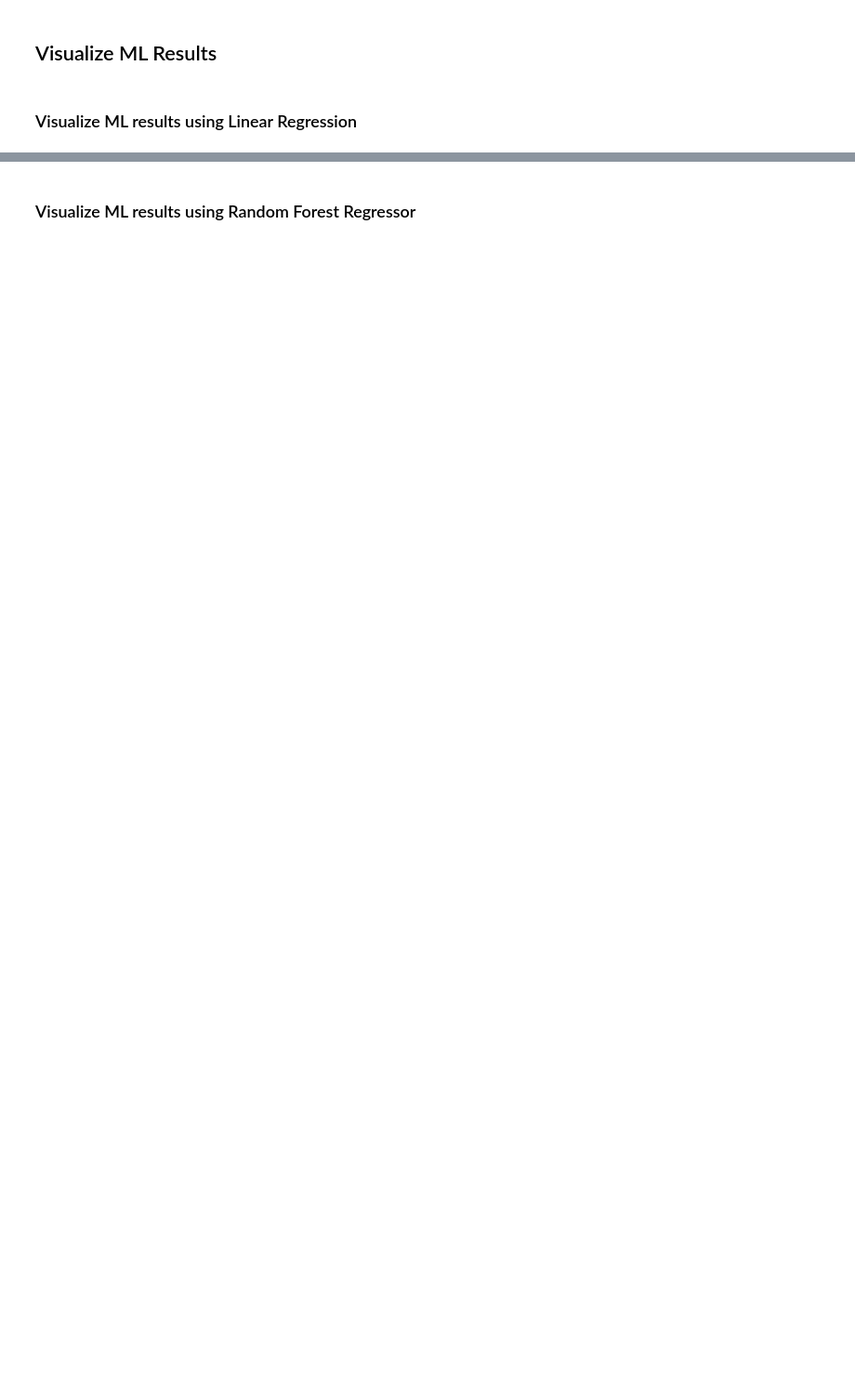
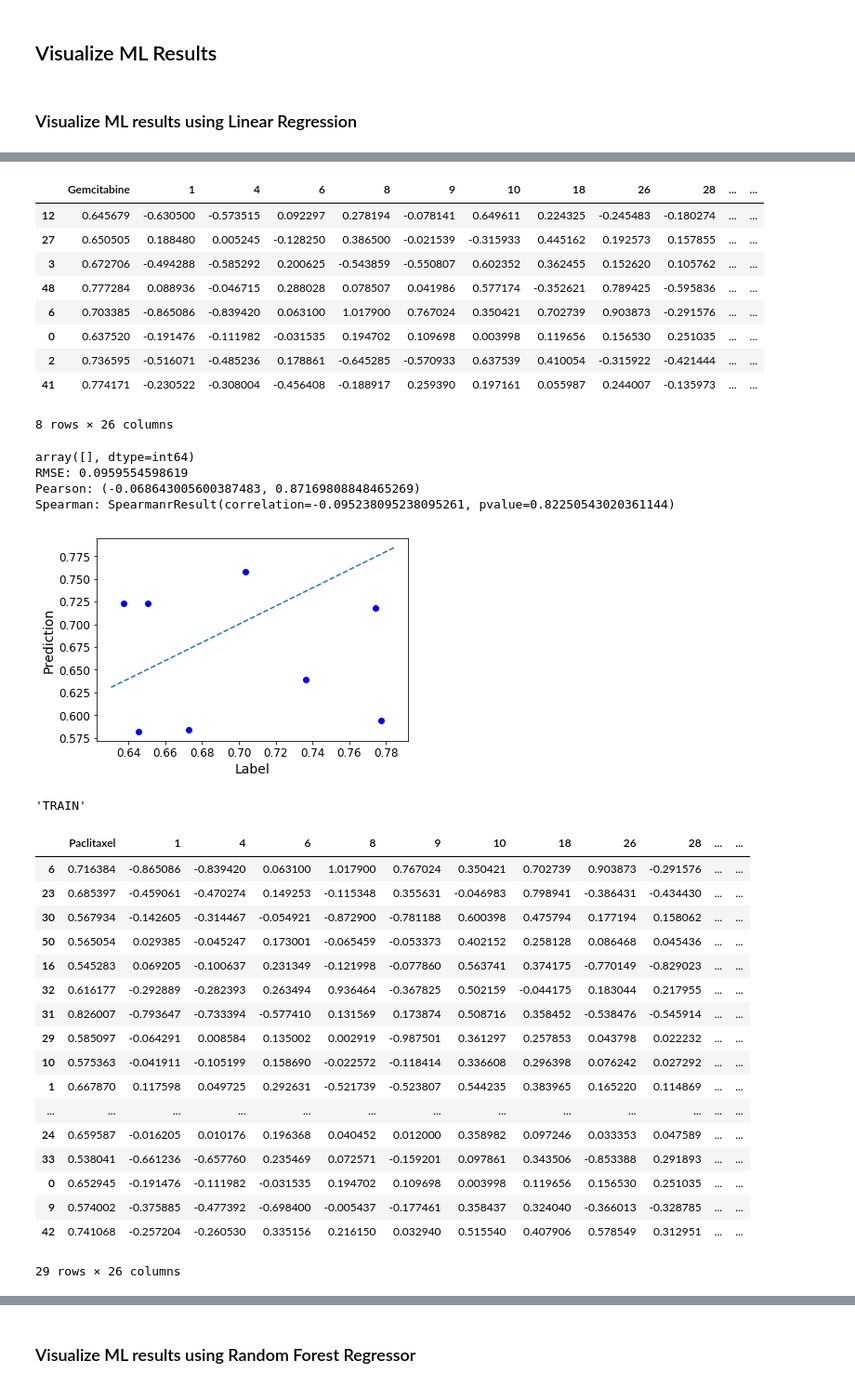
Before and after one commit to CodingBash/CNV-Clinical-Preprocessing, a Jupyter notebook: notebooks/Supervised Learning using CNLR COREs.ipynb, the cells around one changed output, grey strips where cells are left out. Shown: that part at 93% size. Saved outputs shown, nothing was run; the diff lists cells and outputs as text; code cells hidden in the pictures; blank space fills up the shorter version.

```diff
--- a/notebooks/Supervised Learning using CNLR COREs.ipynb
+++ b/notebooks/Supervised Learning using CNLR COREs.ipynb
@@ -89,5 +164,0 @@ y = labeled_matrix_training_set.copy()[labeled_matrix_training_set.columns[label
-# %%
-from sklearn.model_selection import train_test_split
-
-X_TRAIN, X_TEST, Y_TRAIN, Y_TEST = train_test_split(X, y, test_size=0.33, random_state=42)
-# TODO: Using the above objects instead
@@ -159,0 +237,25 @@ ValueError: Found input variables with inconsistent numbers of samples: [56, 1]
+# %%
+for label in labels:
+    X_nonNA, y_nonNA = remove_NAs(X, y, label)
+    X_TRAIN, X_TEST, Y_TRAIN, Y_TEST = train_test_split(X_nonNA, y_nonNA, test_size=0.20)
+
+    display_set(X_TRAIN, X_TEST, Y_TRAIN, Y_TEST)
+
+    Ypipeline, XYpipeline = retrieve_pipelines("ridge_model", Ridge(alpha = 0.8))
+
+    y_test_np, y_prediction, this_y_train_tr = train_and_test(Ypipeline, XYpipeline, X_TRAIN, X_TEST, Y_TRAIN.values, Y_TEST.values)
+
+    rmse, r, t = simple_score(y_test_np, y_prediction)
+
+    print("RMSE: " + str(rmse))
+    print("Pearson: " + str(r))
+    print("Spearman: " + str(t))
+
+    #scores = cv_score(XYpipeline, X_TRAIN, this_y_train_tr)
+
+    #print("CV Scores: " + str(scores))
+    #print("CV Mean: " + str(scores.mean()))
+    #print("CV STD: " + str(scores.std()))
+
+    visualize(y_test_np, y_prediction)
+# %% [output]
@@ -159,0 +282,34 @@ ValueError: Found input variables with inconsistent numbers of samples: [56, 1]
+|  | Gemcitabine | 1 | 4 | 6 | 8 | 9 | 10 | 18 | 26 | 28 | ... | ... |
+| 12 | 0.645679 | -0.630500 | -0.573515 | 0.092297 | 0.278194 | -0.078141 | 0.649611 | 0.224325 | -0.245483 | -0.180274 | ... | ... |
+| 27 | 0.650505 | 0.188480 | 0.005245 | -0.128250 | 0.386500 | -0.021539 | -0.315933 | 0.445162 | 0.192573 | 0.157855 | ... | ... |
+| 3 | 0.672706 | -0.494288 | -0.585292 | 0.200625 | -0.543859 | -0.550807 | 0.602352 | 0.362455 | 0.152620 | 0.105762 | ... | ... |
+| 48 | 0.777284 | 0.088936 | -0.046715 | 0.288028 | 0.078507 | 0.041986 | 0.577174 | -0.352621 | 0.789425 | -0.595836 | ... | ... |
+| 6 | 0.703385 | -0.865086 | -0.839420 | 0.063100 | 1.017900 | 0.767024 | 0.350421 | 0.702739 | 0.903873 | -0.291576 | ... | ... |
+| 0 | 0.637520 | -0.191476 | -0.111982 | -0.031535 | 0.194702 | 0.109698 | 0.003998 | 0.119656 | 0.156530 | 0.251035 | ... | ... |
+| 2 | 0.736595 | -0.516071 | -0.485236 | 0.178861 | -0.645285 | -0.570933 | 0.637539 | 0.410054 | -0.315922 | -0.421444 | ... | ... |
+| 41 | 0.774171 | -0.230522 | -0.308004 | -0.456408 | -0.188917 | 0.259390 | 0.197161 | 0.055987 | 0.244007 | -0.135973 | ... | ... |
+8 rows × 26 columns
+array([], dtype=int64)
+RMSE: 0.0959554598619
+Pearson: (-0.068643005600387483, 0.87169808848465269)
+Spearman: SpearmanrResult(correlation=-0.095238095238095261, pvalue=0.82250543020361144)
+[figure, added]
+'TRAIN'
+|  | Paclitaxel | 1 | 4 | 6 | 8 | 9 | 10 | 18 | 26 | 28 | ... | ... |
+| 6 | 0.716384 | -0.865086 | -0.839420 | 0.063100 | 1.017900 | 0.767024 | 0.350421 | 0.702739 | 0.903873 | -0.291576 | ... | ... |
+| 23 | 0.685397 | -0.459061 | -0.470274 | 0.149253 | -0.115348 | 0.355631 | -0.046983 | 0.798941 | -0.386431 | -0.434430 | ... | ... |
+| 30 | 0.567934 | -0.142605 | -0.314467 | -0.054921 | -0.872900 | -0.781188 | 0.600398 | 0.475794 | 0.177194 | 0.158062 | ... | ... |
+| 50 | 0.565054 | 0.029385 | -0.045247 | 0.173001 | -0.065459 | -0.053373 | 0.402152 | 0.258128 | 0.086468 | 0.045436 | ... | ... |
+| 16 | 0.545283 | 0.069205 | -0.100637 | 0.231349 | -0.121998 | -0.077860 | 0.563741 | 0.374175 | -0.770149 | -0.829023 | ... | ... |
+| 32 | 0.616177 | -0.292889 | -0.282393 | 0.263494 | 0.936464 | -0.367825 | 0.502159 | -0.044175 | 0.183044 | 0.217955 | ... | ... |
+| 31 | 0.826007 | -0.793647 | -0.733394 | -0.577410 | 0.131569 | 0.173874 | 0.508716 | 0.358452 | -0.538476 | -0.545914 | ... | ... |
+| 29 | 0.585097 | -0.064291 | 0.008584 | 0.135002 | 0.002919 | -0.987501 | 0.361297 | 0.257853 | 0.043798 | 0.022232 | ... | ... |
+| 10 | 0.575363 | -0.041911 | -0.105199 | 0.158690 | -0.022572 | -0.118414 | 0.336608 | 0.296398 | 0.076242 | 0.027292 | ... | ... |
+| 1 | 0.667870 | 0.117598 | 0.049725 | 0.292631 | -0.521739 | -0.523807 | 0.544235 | 0.383965 | 0.165220 | 0.114869 | ... | ... |
+| ... | ... | ... | ... | ... | ... | ... | ... | ... | ... | ... | ... | ... |
+| 24 | 0.659587 | -0.016205 | 0.010176 | 0.196368 | 0.040452 | 0.012000 | 0.358982 | 0.097246 | 0.033353 | 0.047589 | ... | ... |
+| 33 | 0.538041 | -0.661236 | -0.657760 | 0.235469 | 0.072571 | -0.159201 | 0.097861 | 0.343506 | -0.853388 | 0.291893 | ... | ... |
+| 0 | 0.652945 | -0.191476 | -0.111982 | -0.031535 | 0.194702 | 0.109698 | 0.003998 | 0.119656 | 0.156530 | 0.251035 | ... | ... |
+| 9 | 0.574002 | -0.375885 | -0.477392 | -0.698400 | -0.005437 | -0.177461 | 0.358437 | 0.324040 | -0.366013 | -0.328785 | ... | ... |
+| 42 | 0.741068 | -0.257204 | -0.260530 | 0.335156 | 0.216150 | 0.032940 | 0.515540 | 0.407906 | 0.578549 | 0.312951 | ... | ... |
+29 rows × 26 columns
```
Also changed, not shown: parts of 15 cells of this notebook, 2 other files.
